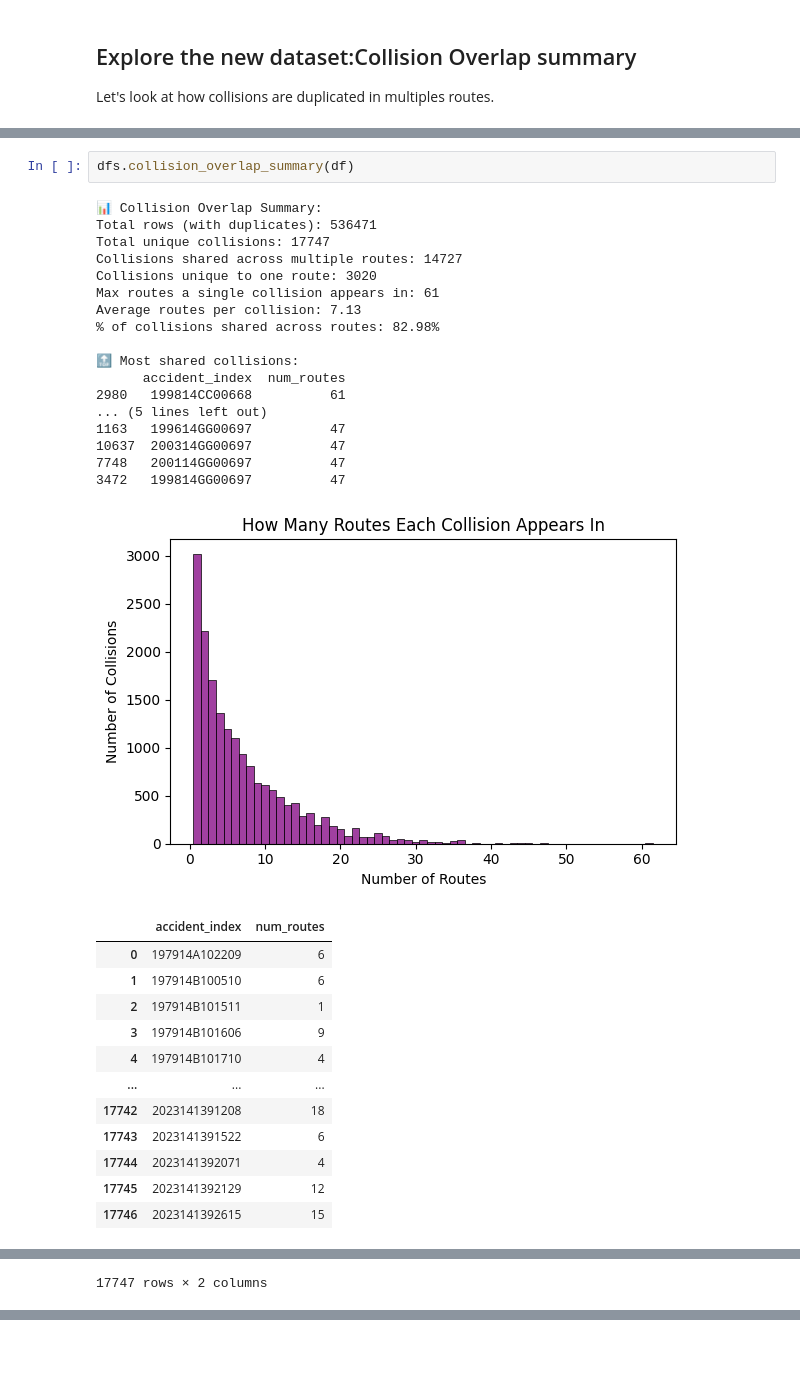
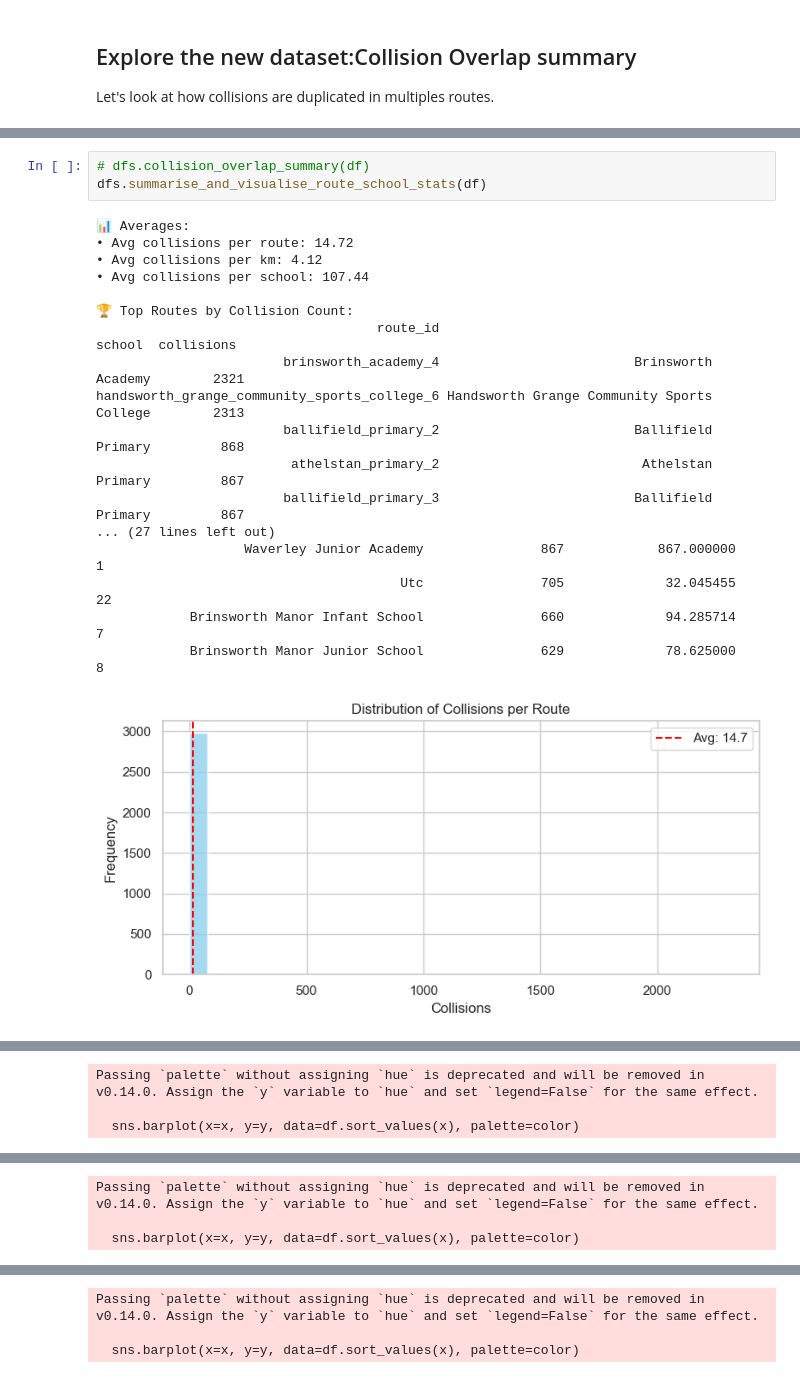
Before and after one commit to KhushiSharma0/STATS19_route_risk_analysis, a Jupyter notebook: notebooks/04 - Prepare Routes Data & Combine with STATS19.ipynb, the cells around one changed output, grey strips where cells are left out. Drawn from its saved outputs; the diff is of its cells as text; blank space fills up the shorter version.

```diff
--- a/notebooks/04 - Prepare Routes Data & Combine with STATS19.ipynb
+++ b/notebooks/04 - Prepare Routes Data & Combine with STATS19.ipynb
@@ -168,33 +187,22 @@ df = pd.read_csv('../data/stats19_routes_combined.csv', low_memory=False)
 # %%
-dfs.collision_overlap_summary(df)
+# dfs.collision_overlap_summary(df)
+dfs.summarise_and_visualise_route_school_stats(df)
 # %% [output]
-📊 Collision Overlap Summary:
-Total rows (with duplicates): 536471
-Total unique collisions: 17747
-Collisions shared across multiple routes: 14727
-Collisions unique to one route: 3020
-Max routes a single collision appears in: 61
-Average routes per collision: 7.13
-% of collisions shared across routes: 82.98%
+📊 Averages:
+• Avg collisions per route: 14.72
+• Avg collisions per km: 4.12
+• Avg collisions per school: 107.44
 
-🔝 Most shared collisions:
-      accident_index  num_routes
-2980   199814CC00668          61
-... (5 lines left out)
-1163   199614GG00697          47
-10637  200314GG00697          47
-7748   200114GG00697          47
-3472   199814GG00697          47
+🏆 Top Routes by Collision Count:
+                                    route_id                                     school  collisions
+                        brinsworth_academy_4                         Brinsworth Academy        2321
+handsworth_grange_community_sports_college_6 Handsworth Grange Community Sports College        2313
+                        ballifield_primary_2                         Ballifield Primary         868
+                         athelstan_primary_2                          Athelstan Primary         867
+                        ballifield_primary_3                         Ballifield Primary         867
+... (27 lines left out)
+                   Waverley Junior Academy               867            867.000000           1
+                                       Utc               705             32.045455          22
+            Brinsworth Manor Infant School               660             94.285714           7
+            Brinsworth Manor Junior School               629             78.625000           8
-[figure, old version]
+[figure, new version]
-|  | accident_index | num_routes |
-| 0 | 197914A102209 | 6 |
-| 1 | 197914B100510 | 6 |
-| 2 | 197914B101511 | 1 |
-| 3 | 197914B101606 | 9 |
-| 4 | 197914B101710 | 4 |
-| ... | ... | ... |
-| 17742 | 2023141391208 | 18 |
-| 17743 | 2023141391522 | 6 |
-| 17744 | 2023141392071 | 4 |
-| 17745 | 2023141392129 | 12 |
-| 17746 | 2023141392615 | 15 |
@@ -201 +210,3 @@ Average routes per collision: 7.13
-17747 rows × 2 columns
+Passing `palette` without assigning `hue` is deprecated and will be removed in v0.14.0. Assign the `y` variable to `hue` and set `legend=False` for the same effect.
+
+  sns.barplot(x=x, y=y, data=df.sort_values(x), palette=color)
@@ -201,0 +214,3 @@ Average routes per collision: 7.13
+Passing `palette` without assigning `hue` is deprecated and will be removed in v0.14.0. Assign the `y` variable to `hue` and set `legend=False` for the same effect.
+
+  sns.barplot(x=x, y=y, data=df.sort_values(x), palette=color)
@@ -201,0 +218,3 @@ Average routes per collision: 7.13
+Passing `palette` without assigning `hue` is deprecated and will be removed in v0.14.0. Assign the `y` variable to `hue` and set `legend=False` for the same effect.
+
+  sns.barplot(x=x, y=y, data=df.sort_values(x), palette=color)
```
Also changed, not shown: parts of 8 cells of this notebook, 22 other files.
